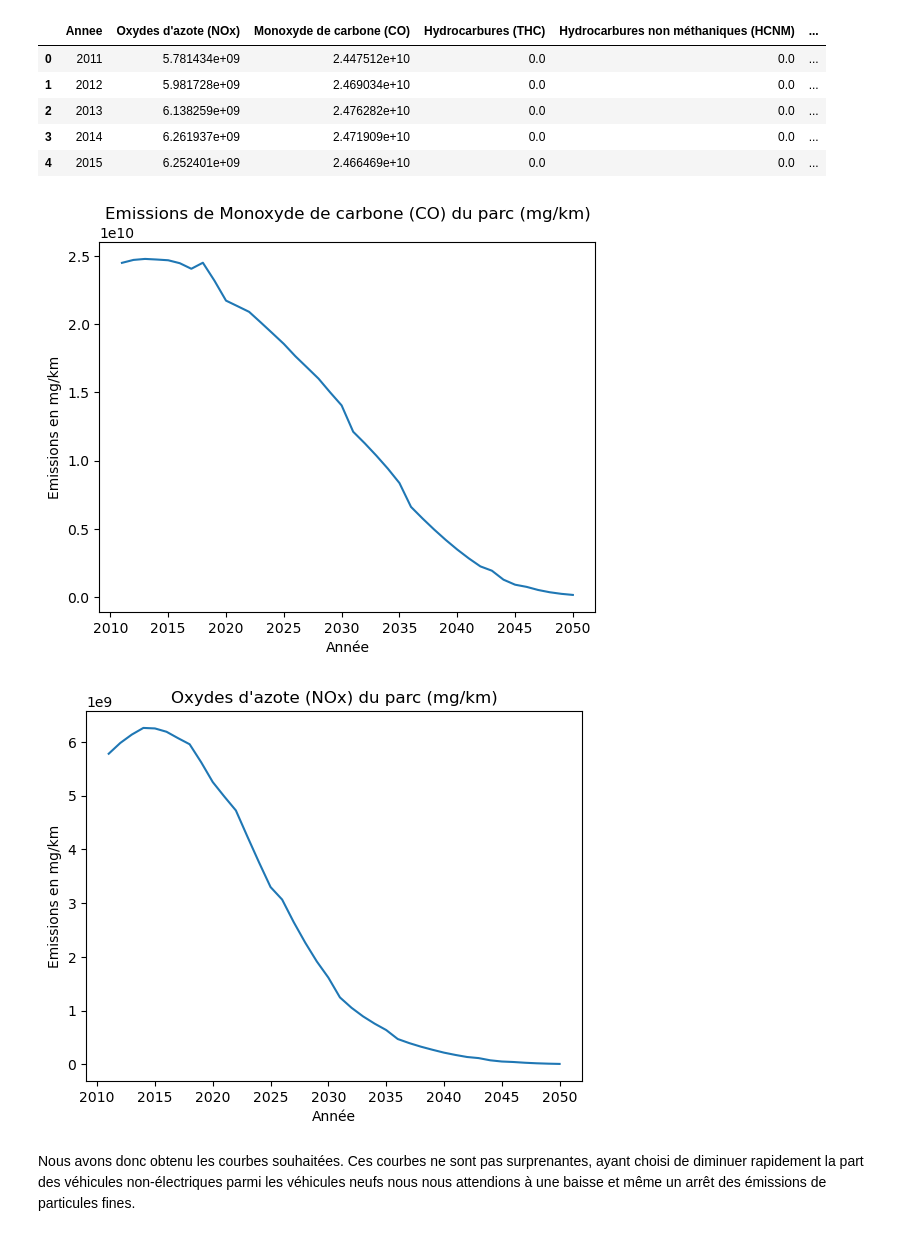
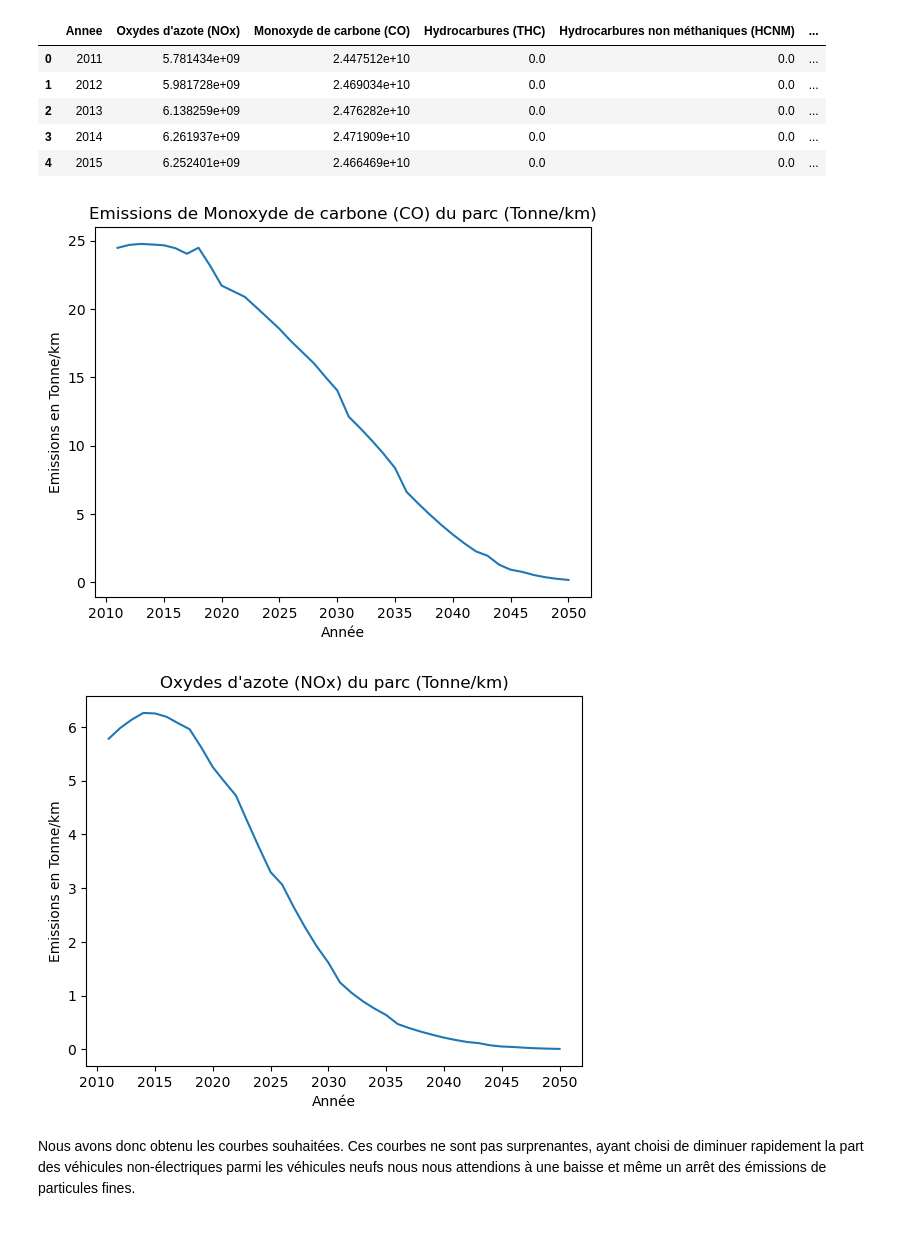
Before and after one commit to TheoLBTN/Projet-Python, a Jupyter notebook: Modélisation_emissions.ipynb, the cells around one changed output. Cells and saved outputs as stored; diff of their text form; code cells hidden in the pictures.

```diff
--- a/Modélisation_emissions.ipynb
+++ b/Modélisation_emissions.ipynb
@@ -428,24 +428,25 @@ df_mod4.head(5)
 | 4 | 2015 | 6.252401e+09 | 2.466469e+10 | 0.0 | 0.0 | ... |
 # %%
 # On peut alors visualiser les résultats
+# Le graphique montre le nombre de Tonne de chaque particule émises si chaque véhicule parcours 1 km.
 
-plt.plot(np.array(df_mod4['Annee'], dtype = int), np.array(df_mod4['Monoxyde de carbone (CO)'], dtype = float))
+plt.plot(np.array(df_mod4['Annee'], dtype = int), np.array(df_mod4['Monoxyde de carbone (CO)'], dtype = float)/1e9)
 
 plt.xlabel("Année")
 
-plt.ylabel("Emissions en mg/km")
-plt.title("Emissions de Monoxyde de carbone (CO) du parc (mg/km)")
+plt.ylabel("Emissions en Tonne/km")
+plt.title("Emissions de Monoxyde de carbone (CO) du parc (Tonne/km)")
 plt.show()
 # %% [output]
-[figure, old version]
+[figure, new version]
 # %%
-plt.plot(np.array(df_mod4['Annee'], dtype = int), np.array(df_mod4["Oxydes d'azote (NOx)"], dtype = float))
+plt.plot(np.array(df_mod4['Annee'], dtype = int), np.array(df_mod4["Oxydes d'azote (NOx)"], dtype = float)/1e9)
 
 plt.xlabel("Année")
-plt.ylabel("Emissions en mg/km")
-plt.title("Oxydes d'azote (NOx) du parc (mg/km)")
+plt.ylabel("Emissions en Tonne/km")
+plt.title("Oxydes d'azote (NOx) du parc (Tonne/km)")
 plt.show()
 # %% [output]
-[figure, old version]
+[figure, new version]
 # %% [markdown]
 Nous avons donc obtenu les courbes souhaitées. Ces courbes ne sont pas surprenantes, ayant choisi de diminuer rapidement la part des véhicules non-électriques parmi les véhicules neufs nous nous attendions à une baisse et même un arrêt des émissions de particules fines.
```
Also changed, not shown: 1 other file.
